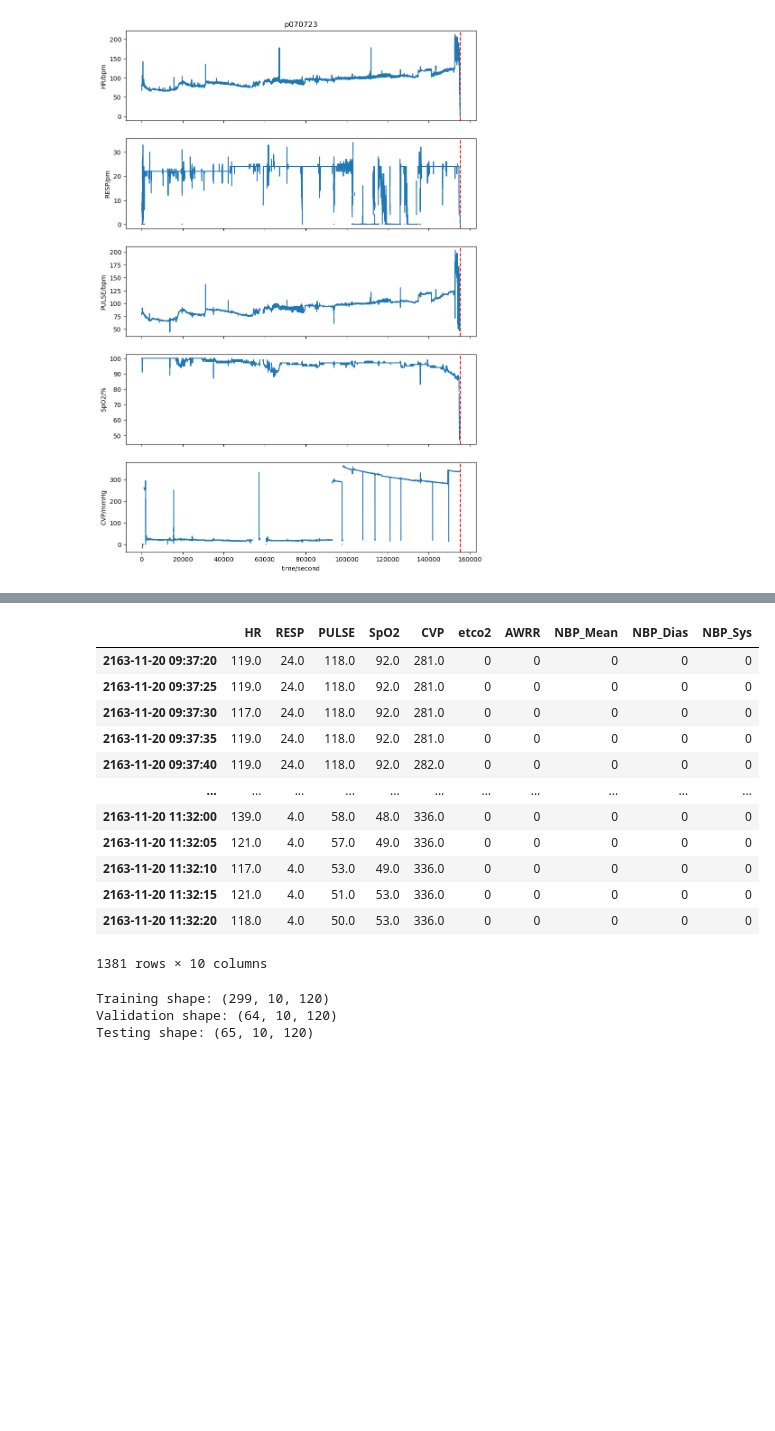
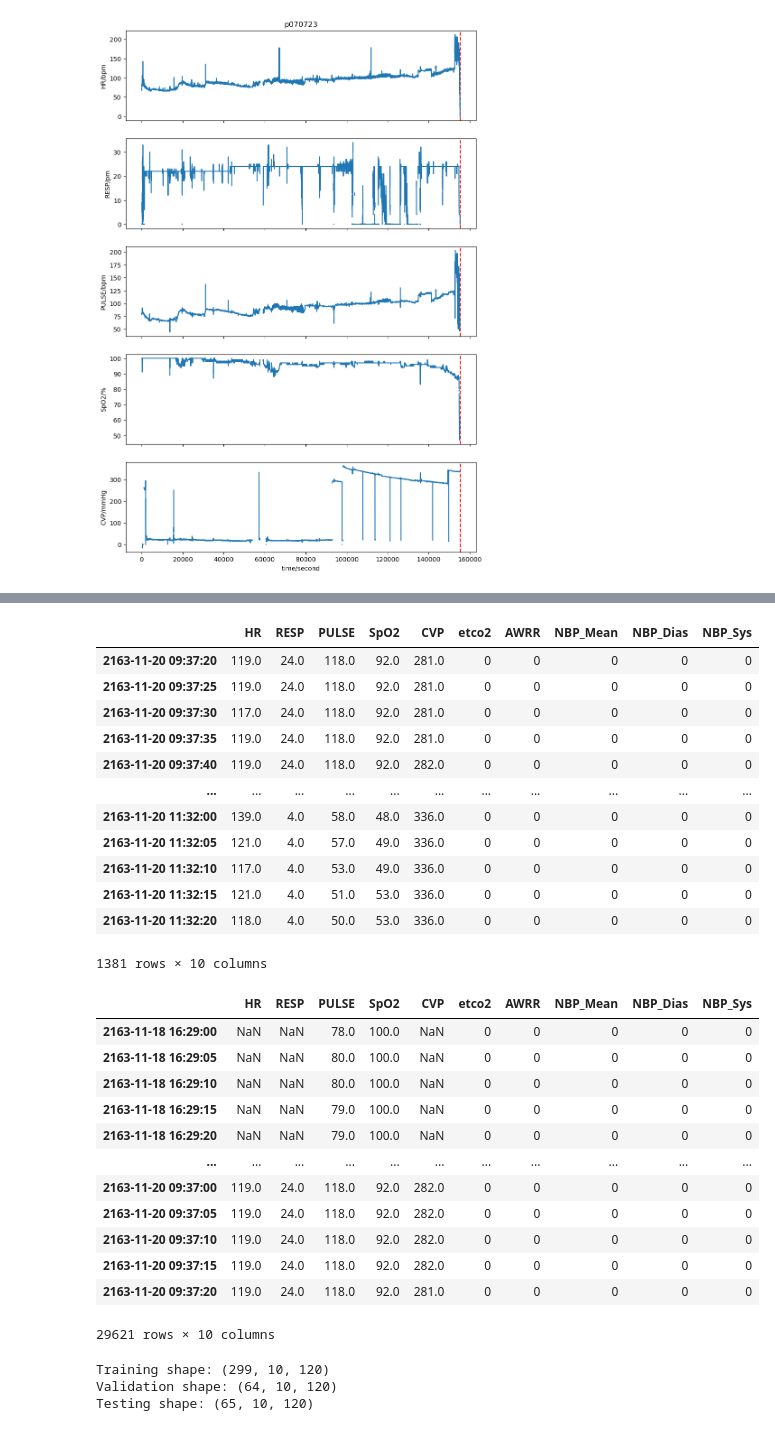
Before and after one commit to travistangvh/time-series-kafka-demo, a Jupyter notebook: bin/explore_torch.ipynb, the cells around one changed output, grey strips where cells are left out. Cells and saved outputs as stored; diff of their text form; code cells hidden in the pictures; blank space fills up the shorter version.

```diff
--- a/bin/explore_torch.ipynb
+++ b/bin/explore_torch.ipynb
@@ -320,19 +427,33 @@ Timestamp('2163-11-18 16:29:03', freq='S')
-# %%
-positive_df
-# %% [output]
-|  | HR | RESP | PULSE | SpO2 | CVP | etco2 | AWRR | NBP_Mean | NBP_Dias | NBP_Sys |
-| 2163-11-20 09:37:20 | 119.0 | 24.0 | 118.0 | 92.0 | 281.0 | 0 | 0 | 0 | 0 | 0 |
-| 2163-11-20 09:37:25 | 119.0 | 24.0 | 118.0 | 92.0 | 281.0 | 0 | 0 | 0 | 0 | 0 |
-| 2163-11-20 09:37:30 | 117.0 | 24.0 | 118.0 | 92.0 | 281.0 | 0 | 0 | 0 | 0 | 0 |
-| 2163-11-20 09:37:35 | 119.0 | 24.0 | 118.0 | 92.0 | 281.0 | 0 | 0 | 0 | 0 | 0 |
-| 2163-11-20 09:37:40 | 119.0 | 24.0 | 118.0 | 92.0 | 282.0 | 0 | 0 | 0 | 0 | 0 |
-| ... | ... | ... | ... | ... | ... | ... | ... | ... | ... | ... |
-| 2163-11-20 11:32:00 | 139.0 | 4.0 | 58.0 | 48.0 | 336.0 | 0 | 0 | 0 | 0 | 0 |
-| 2163-11-20 11:32:05 | 121.0 | 4.0 | 57.0 | 49.0 | 336.0 | 0 | 0 | 0 | 0 | 0 |
-| 2163-11-20 11:32:10 | 117.0 | 4.0 | 53.0 | 49.0 | 336.0 | 0 | 0 | 0 | 0 | 0 |
-| 2163-11-20 11:32:15 | 121.0 | 4.0 | 51.0 | 53.0 | 336.0 | 0 | 0 | 0 | 0 | 0 |
-| 2163-11-20 11:32:20 | 118.0 | 4.0 | 50.0 | 53.0 | 336.0 | 0 | 0 | 0 | 0 | 0 |
-1381 rows × 10 columns
+# %%
+display(positive_df)
+display(negative_df)
+# %% [output]
+|  | HR | RESP | PULSE | SpO2 | CVP | etco2 | AWRR | NBP_Mean | NBP_Dias | NBP_Sys |
+| 2163-11-20 09:37:20 | 119.0 | 24.0 | 118.0 | 92.0 | 281.0 | 0 | 0 | 0 | 0 | 0 |
+| 2163-11-20 09:37:25 | 119.0 | 24.0 | 118.0 | 92.0 | 281.0 | 0 | 0 | 0 | 0 | 0 |
+| 2163-11-20 09:37:30 | 117.0 | 24.0 | 118.0 | 92.0 | 281.0 | 0 | 0 | 0 | 0 | 0 |
+| 2163-11-20 09:37:35 | 119.0 | 24.0 | 118.0 | 92.0 | 281.0 | 0 | 0 | 0 | 0 | 0 |
+| 2163-11-20 09:37:40 | 119.0 | 24.0 | 118.0 | 92.0 | 282.0 | 0 | 0 | 0 | 0 | 0 |
+| ... | ... | ... | ... | ... | ... | ... | ... | ... | ... | ... |
+| 2163-11-20 11:32:00 | 139.0 | 4.0 | 58.0 | 48.0 | 336.0 | 0 | 0 | 0 | 0 | 0 |
+| 2163-11-20 11:32:05 | 121.0 | 4.0 | 57.0 | 49.0 | 336.0 | 0 | 0 | 0 | 0 | 0 |
+| 2163-11-20 11:32:10 | 117.0 | 4.0 | 53.0 | 49.0 | 336.0 | 0 | 0 | 0 | 0 | 0 |
+| 2163-11-20 11:32:15 | 121.0 | 4.0 | 51.0 | 53.0 | 336.0 | 0 | 0 | 0 | 0 | 0 |
+| 2163-11-20 11:32:20 | 118.0 | 4.0 | 50.0 | 53.0 | 336.0 | 0 | 0 | 0 | 0 | 0 |
+1381 rows × 10 columns
+|  | HR | RESP | PULSE | SpO2 | CVP | etco2 | AWRR | NBP_Mean | NBP_Dias | NBP_Sys |
+| 2163-11-18 16:29:00 | NaN | NaN | 78.0 | 100.0 | NaN | 0 | 0 | 0 | 0 | 0 |
+| 2163-11-18 16:29:05 | NaN | NaN | 80.0 | 100.0 | NaN | 0 | 0 | 0 | 0 | 0 |
+| 2163-11-18 16:29:10 | NaN | NaN | 80.0 | 100.0 | NaN | 0 | 0 | 0 | 0 | 0 |
+| 2163-11-18 16:29:15 | NaN | NaN | 79.0 | 100.0 | NaN | 0 | 0 | 0 | 0 | 0 |
+| 2163-11-18 16:29:20 | NaN | NaN | 79.0 | 100.0 | NaN | 0 | 0 | 0 | 0 | 0 |
+| ... | ... | ... | ... | ... | ... | ... | ... | ... | ... | ... |
+| 2163-11-20 09:37:00 | 119.0 | 24.0 | 118.0 | 92.0 | 282.0 | 0 | 0 | 0 | 0 | 0 |
+| 2163-11-20 09:37:05 | 119.0 | 24.0 | 118.0 | 92.0 | 282.0 | 0 | 0 | 0 | 0 | 0 |
+| 2163-11-20 09:37:10 | 119.0 | 24.0 | 118.0 | 92.0 | 282.0 | 0 | 0 | 0 | 0 | 0 |
+| 2163-11-20 09:37:15 | 119.0 | 24.0 | 118.0 | 92.0 | 282.0 | 0 | 0 | 0 | 0 | 0 |
+| 2163-11-20 09:37:20 | 119.0 | 24.0 | 118.0 | 92.0 | 281.0 | 0 | 0 | 0 | 0 | 0 |
+29621 rows × 10 columns
 # %%
 # Create x, y, and a arr for negative
 x_negative_arr = create_batch(negative_df)
```
Also changed, not shown: parts of 42 cells of this notebook, 9 other files.
